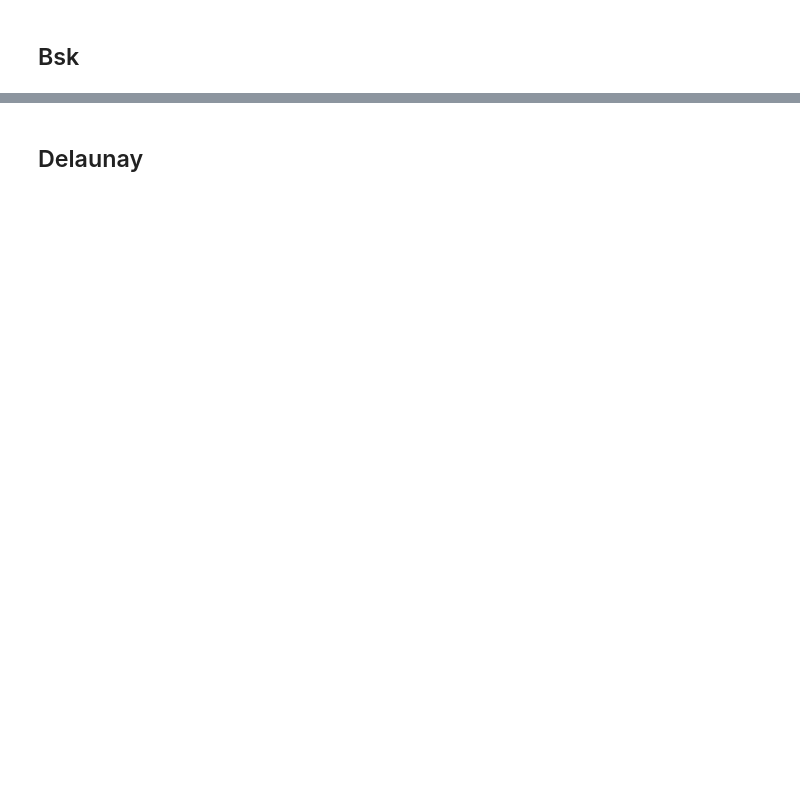
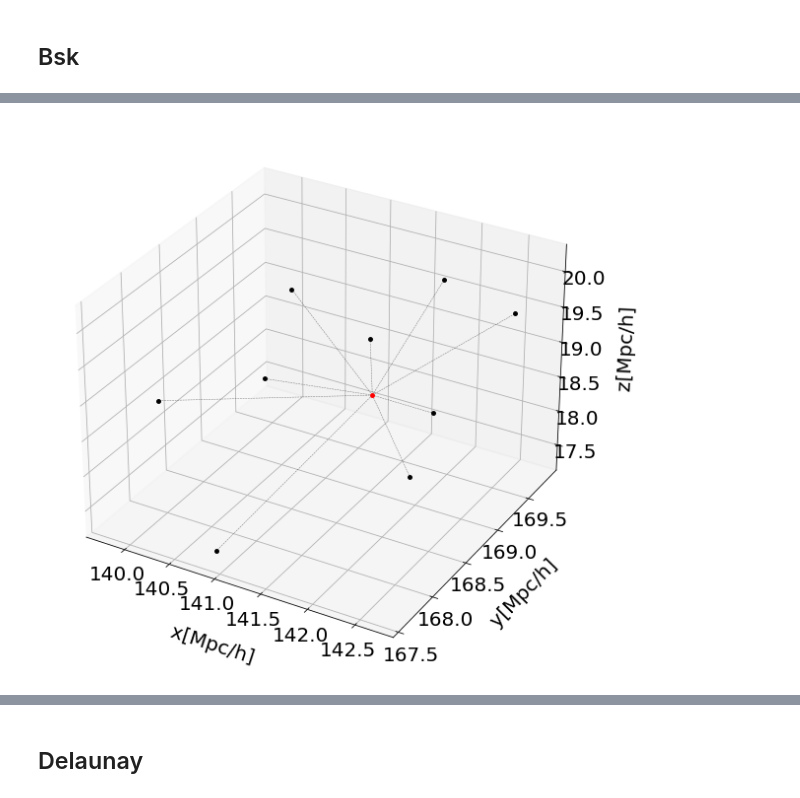
Before and after one commit to jsuarez314/graph_predictions, a Jupyter notebook: TCW_graph_dataset_topological.ipynb, the cells around one changed output, grey strips where cells are left out. Drawn from its saved outputs; the diff is of its cells as text; code cells hidden in the pictures; blank space fills up the shorter version.

```diff
--- a/TCW_graph_dataset_topological.ipynb
+++ b/TCW_graph_dataset_topological.ipynb
@@ -25,7 +25,11 @@ pl.rcParams.update(params)
 # %% [markdown]
 ## TCW
 # %%
-data = np.loadtxt("../../data/TracingTheCosmicWeb_PublicData/fof_catalog_200Mpc512.txt", skiprows=3)
+data = np.loadtxt("../../data/TracingTheCosmicWeb_PublicData/FOF_200_512_tweb.txt", skiprows=3)
 N_real = len(data)
 points = data[:N_real,[1,2,3]]
-len(points)
+ii_subsample = (points[:,0]<300) & (points[:,1]<300) & (points[:,2]<300)
+points = points[ii_subsample]
+mass   = data[:N_real,8][ii_subsample]
+envclass   = data[:N_real,14][ii_subsample]
+# len(points)
@@ -38,7 +43,7 @@ ax.scatter3D(points[:,0],points[:,1],points[:,2])
 # %% [markdown]
 ## Bsk
 # %%
-unique_pairs_bsk = Beta_sk(points)
+unique_pairs_bsk = Beta_sk(points, 1.0, 300)
 # %% [output]
  Default cosmology: omegam, w =   0.26000000000000001       -1.0000000000000000
  Using   cosmology: omegam, w =   0.26000000000000001       0.26000000000000001
@@ -67,7 +75,14 @@ ids, n_bsk_connections, id_bsk_connections, dis_bsk_connections, avdis_bsk_conne
 # %%
 fig = pl.figure(figsize=(8,8))
 ax  = pl.axes(projection='3d')
 ax  = plot_3D_unique(ax, points, id_bsk_connections, 0)
+ax.set_xlabel(' x[Mpc/h]')
+ax.set_ylabel(' y[Mpc/h]')
+ax.set_zlabel(' z[Mpc/h]')
+pl.tight_layout()
+pl.show()
+# %% [output]
+[figure, added]
 # %%
 fig = pl.figure(figsize=(8,8))
 ax  = pl.axes(projection='3d')
```
Also changed, not shown: parts of 11 cells of this notebook, 12 other files.
